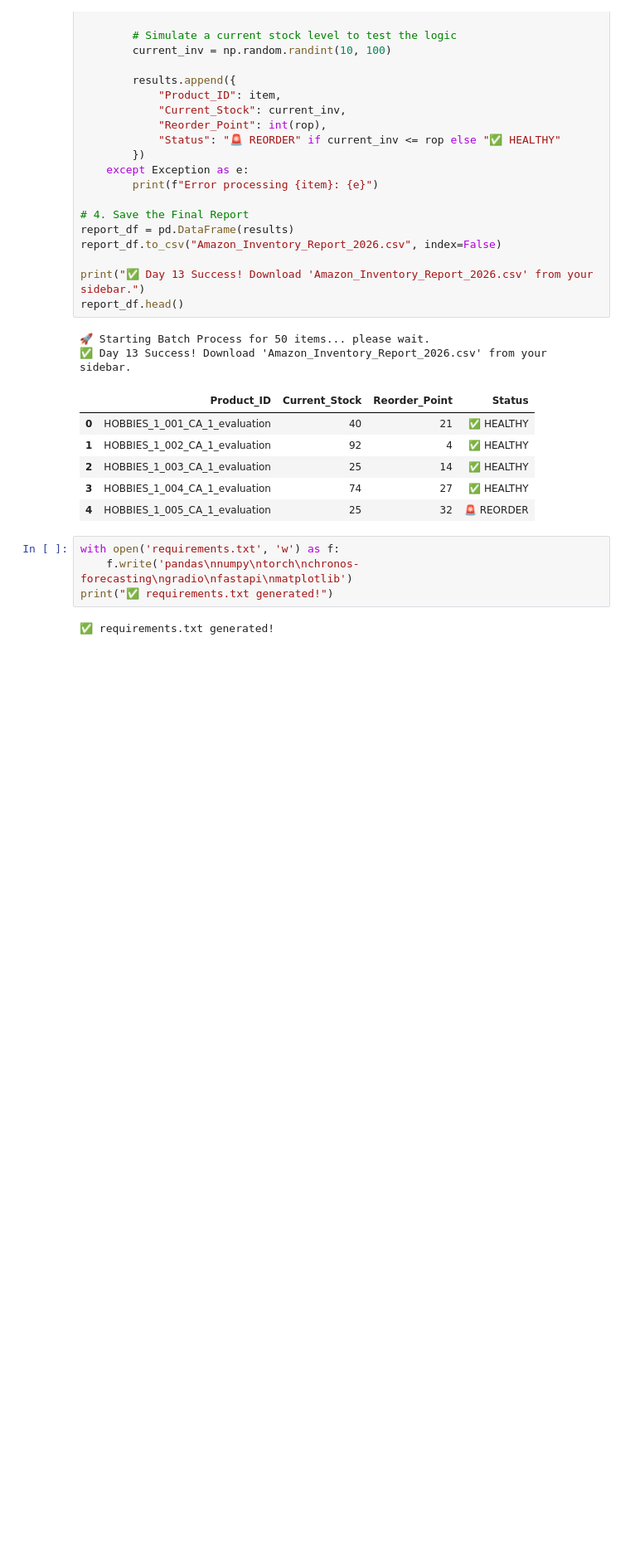
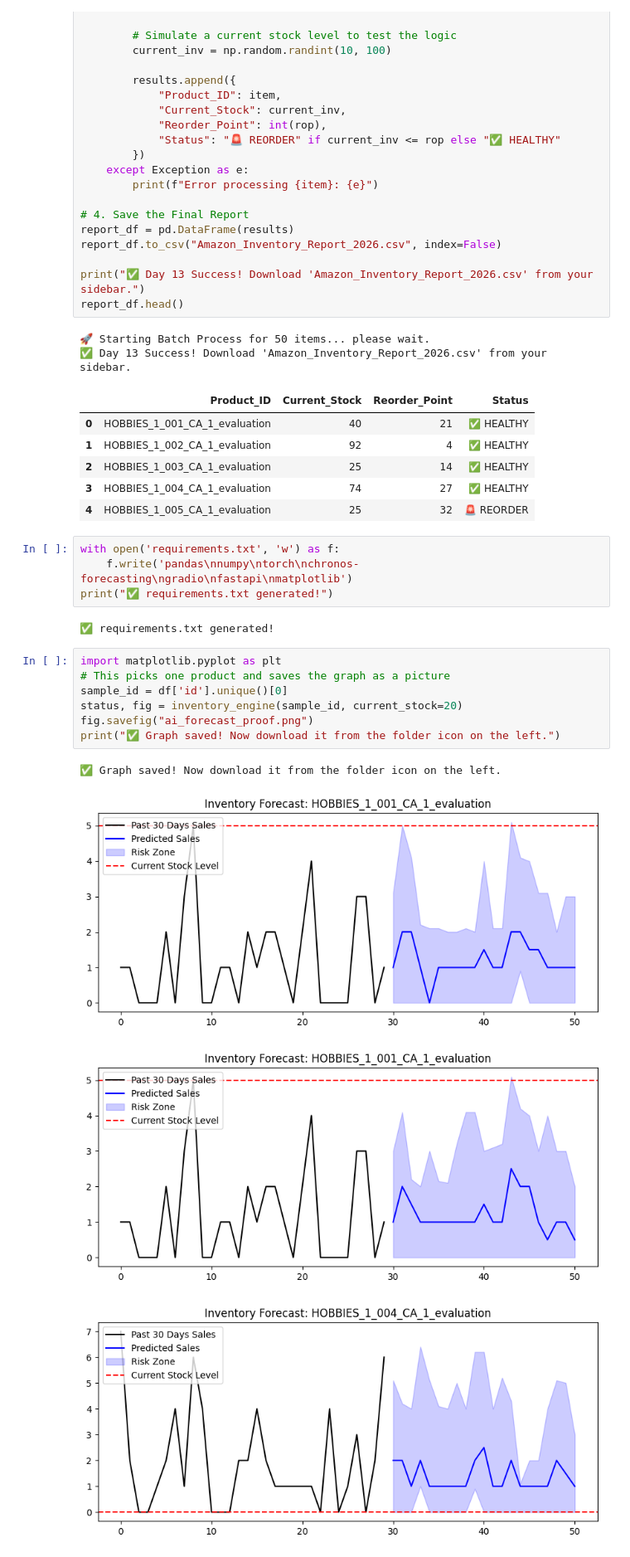
Before and after one commit to Vaishnavi-tomar/AI-INVENTORY_ENGINE, a Jupyter notebook: Inventory_Engine.ipynb, the cells around one changed output. Shown at 83% size. Cells and saved outputs as stored; diff of their text form; blank space fills up the shorter version.

Commit message:
"Initial commit of AI Inventory Engine code"

```diff
--- a/Inventory_Engine.ipynb
+++ b/Inventory_Engine.ipynb
@@ -255,3 +255,15 @@ with open('requirements.txt', 'w') as f:
 print("✅ requirements.txt generated!")
 # %% [output]
 ✅ requirements.txt generated!
+# %%
+import matplotlib.pyplot as plt
+# This picks one product and saves the graph as a picture
+sample_id = df['id'].unique()[0]
+status, fig = inventory_engine(sample_id, current_stock=20)
+fig.savefig("ai_forecast_proof.png")
+print("✅ Graph saved! Now download it from the folder icon on the left.")
+# %% [output]
+✅ Graph saved! Now download it from the folder icon on the left.
+[figure, added]
+[figure, added]
+[figure, added]
```
Also changed, not shown: parts of 1 cell of this notebook.
